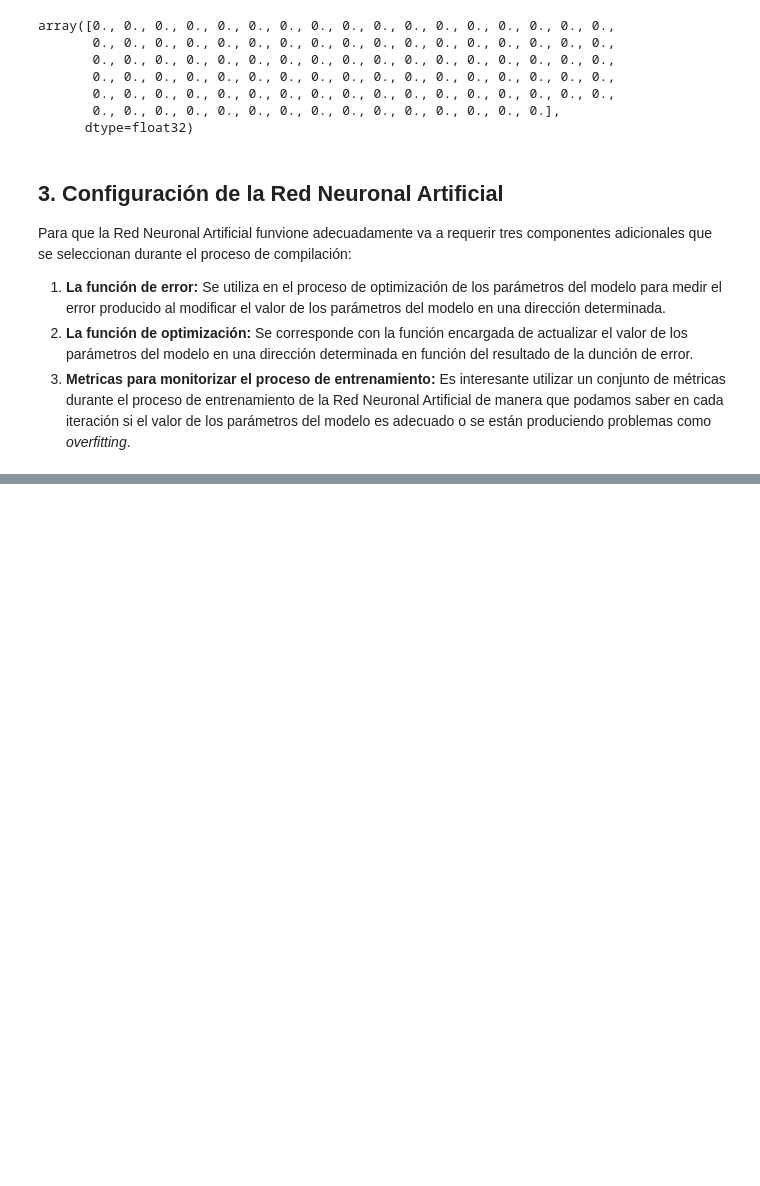
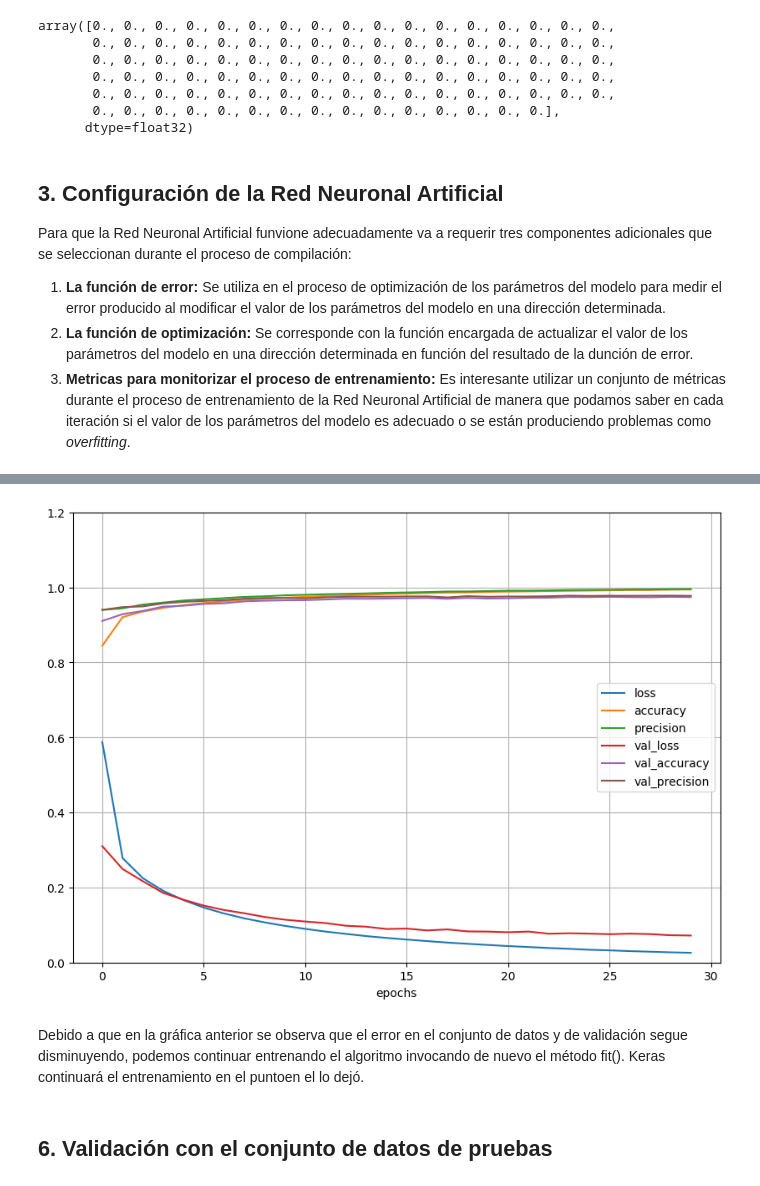
Before and after one commit to LuisPerdomo123/Inteligencia-Computacional, a Jupyter notebook: Classification_MLP_Caso_Practico_I.ipynb, the cells around one changed output, grey strips where cells are left out. Saved outputs shown, nothing was run; the diff lists cells and outputs as text; code cells hidden in the pictures; blank space fills up the shorter version.

```diff
--- a/Classification_MLP_Caso_Practico_I.ipynb
+++ b/Classification_MLP_Caso_Practico_I.ipynb
@@ -82,7 +79,7 @@ Para la realización de una serie de pruebas adicionales vamos a dividir el conj
 # %%
 from sklearn.model_selection import train_test_split
 
-X_test, X_val, y_test, y_vla = train_test_split(X_test, y_test, test_size=0.5)
+X_test, X_val, y_test, y_val = train_test_split(X_test, y_test, test_size=0.5)
 # %%
 X_test.shape
 # %% [output]
@@ -193,0 +196,9 @@ network.compile(loss='categorical_crossentropy',
+# %%
+X_train_prep = X_train.reshape((60000, 28*28))
+X_train_prep = X_train_prep.astype('float32')/255
+
+X_test_prep = X_test.reshape((5000, 28*28))
+X_test_prep = X_test_prep.astype('float32')/255
+
+X_val_prep = X_val.reshape((5000, 28*28))
+X_val_prep = X_val_prep.astype('float32')/255
@@ -193,0 +215,6 @@ network.compile(loss='categorical_crossentropy',
+# %%
+from tensorflow.keras.utils import to_categorical
+
+y_train_prep = to_categorical(y_train)
+y_test_prep = to_categorical(y_test)
+y_val_prep = to_categorical(y_val)
@@ -193,0 +242,3 @@ network.compile(loss='categorical_crossentropy',
+# %%
+history = network.fit(X_train_prep, y_train_prep, epochs=30,
+                      validation_data=(X_val_prep, y_val_prep))
@@ -193,0 +270,15 @@ network.compile(loss='categorical_crossentropy',
+# %%
+import pandas as pd
+import matplotlib.pyplot as plt
+
+pd.DataFrame(history.history).plot(figsize=(10, 7))
+plt.grid(True)
+plt.gca().set_ylim(0, 1.2)
+plt.xlabel("epochs")
+plt.show()
+# %% [output]
+[figure, added]
+# %% [markdown]
+Debido a que en la gráfica anterior se observa que el error en el conjunto de datos y de validación segue disminuyendo, podemos continuar entrenando el algoritmo invocando de nuevo el método fit(). Keras continuará el entrenamiento en el puntoen el lo dejó.
+# %% [markdown]
+## 6. Validación con el conjunto de datos de pruebas
```
Also changed, not shown: parts of 17 cells of this notebook.
